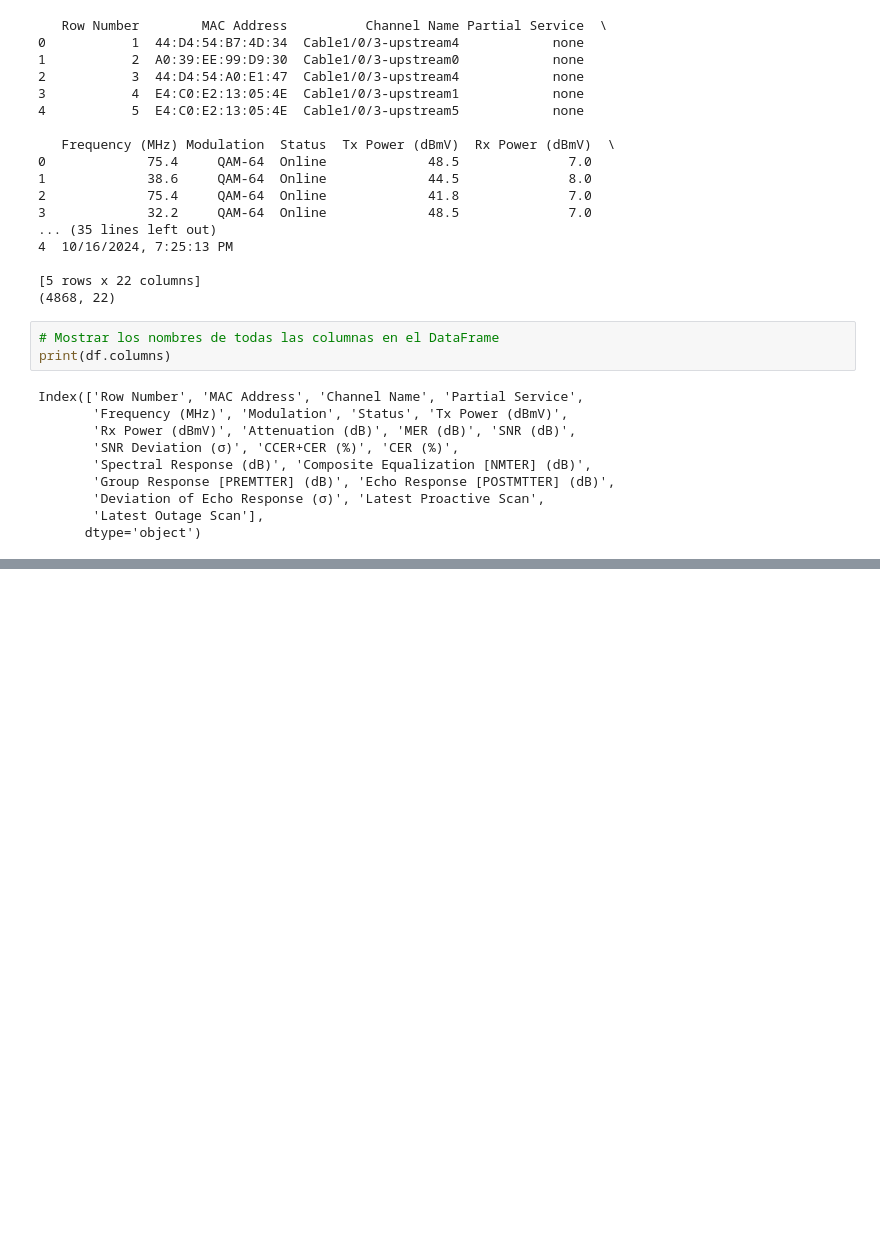
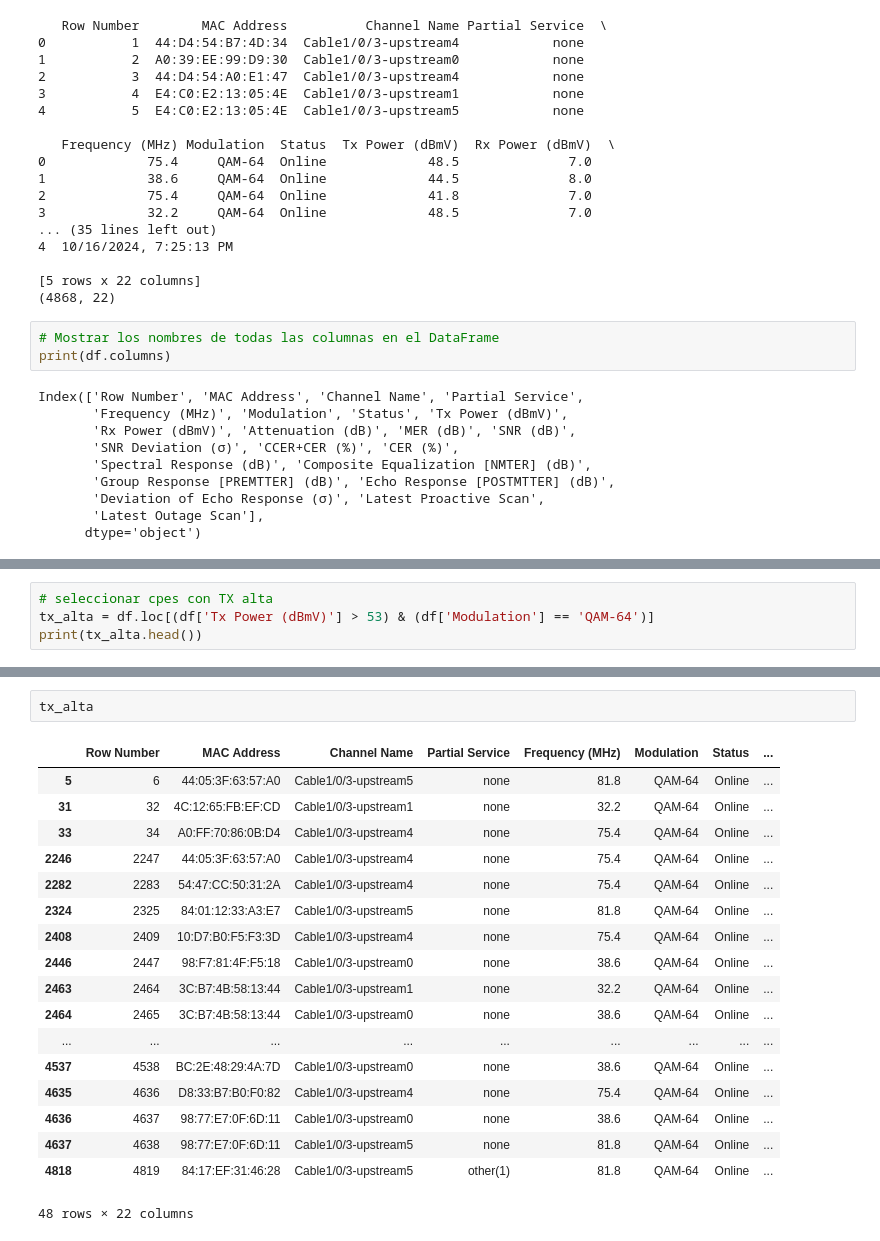
Before and after one commit to LeonardoNBanegas/DATA-SCIENCE-CODERHOUSE, a Jupyter notebook: CRO398_A_LEONARDO_BANEGAS.ipynb, the cells around one changed output, grey strips where cells are left out. Drawn from its saved outputs; the diff is of its cells as text; blank space fills up the shorter version.

```diff
--- a/CRO398_A_LEONARDO_BANEGAS.ipynb
+++ b/CRO398_A_LEONARDO_BANEGAS.ipynb
@@ -82,0 +128,4 @@ df.sort_values(by="SNR (dB)", ascending=False)
+# %%
+# seleccionar cpes con TX alta
+tx_alta = df.loc[(df['Tx Power (dBmV)'] > 53) & (df['Modulation'] == 'QAM-64')]
+print(tx_alta.head())
@@ -82,0 +150,21 @@ df.sort_values(by="SNR (dB)", ascending=False)
+# %%
+tx_alta
+# %% [output]
+|  | Row Number | MAC Address | Channel Name | Partial Service | Frequency (MHz) | Modulation | Status | ... |
+| 5 | 6 | 44:05:3F:63:57:A0 | Cable1/0/3-upstream5 | none | 81.8 | QAM-64 | Online | ... |
+| 31 | 32 | 4C:12:65:FB:EF:CD | Cable1/0/3-upstream1 | none | 32.2 | QAM-64 | Online | ... |
+| 33 | 34 | A0:FF:70:86:0B:D4 | Cable1/0/3-upstream4 | none | 75.4 | QAM-64 | Online | ... |
+| 2246 | 2247 | 44:05:3F:63:57:A0 | Cable1/0/3-upstream4 | none | 75.4 | QAM-64 | Online | ... |
+| 2282 | 2283 | 54:47:CC:50:31:2A | Cable1/0/3-upstream4 | none | 75.4 | QAM-64 | Online | ... |
+| 2324 | 2325 | 84:01:12:33:A3:E7 | Cable1/0/3-upstream5 | none | 81.8 | QAM-64 | Online | ... |
+| 2408 | 2409 | 10:D7:B0:F5:F3:3D | Cable1/0/3-upstream4 | none | 75.4 | QAM-64 | Online | ... |
+| 2446 | 2447 | 98:F7:81:4F:F5:18 | Cable1/0/3-upstream0 | none | 38.6 | QAM-64 | Online | ... |
+| 2463 | 2464 | 3C:B7:4B:58:13:44 | Cable1/0/3-upstream1 | none | 32.2 | QAM-64 | Online | ... |
+| 2464 | 2465 | 3C:B7:4B:58:13:44 | Cable1/0/3-upstream0 | none | 38.6 | QAM-64 | Online | ... |
+| ... | ... | ... | ... | ... | ... | ... | ... | ... |
+| 4537 | 4538 | BC:2E:48:29:4A:7D | Cable1/0/3-upstream0 | none | 38.6 | QAM-64 | Online | ... |
+| 4635 | 4636 | D8:33:B7:B0:F0:82 | Cable1/0/3-upstream4 | none | 75.4 | QAM-64 | Online | ... |
+| 4636 | 4637 | 98:77:E7:0F:6D:11 | Cable1/0/3-upstream0 | none | 38.6 | QAM-64 | Online | ... |
+| 4637 | 4638 | 98:77:E7:0F:6D:11 | Cable1/0/3-upstream5 | none | 81.8 | QAM-64 | Online | ... |
+| 4818 | 4819 | 84:17:EF:31:46:28 | Cable1/0/3-upstream5 | other(1) | 81.8 | QAM-64 | Online | ... |
+48 rows × 22 columns
```
Also changed, not shown: parts of 15 cells of this notebook.
